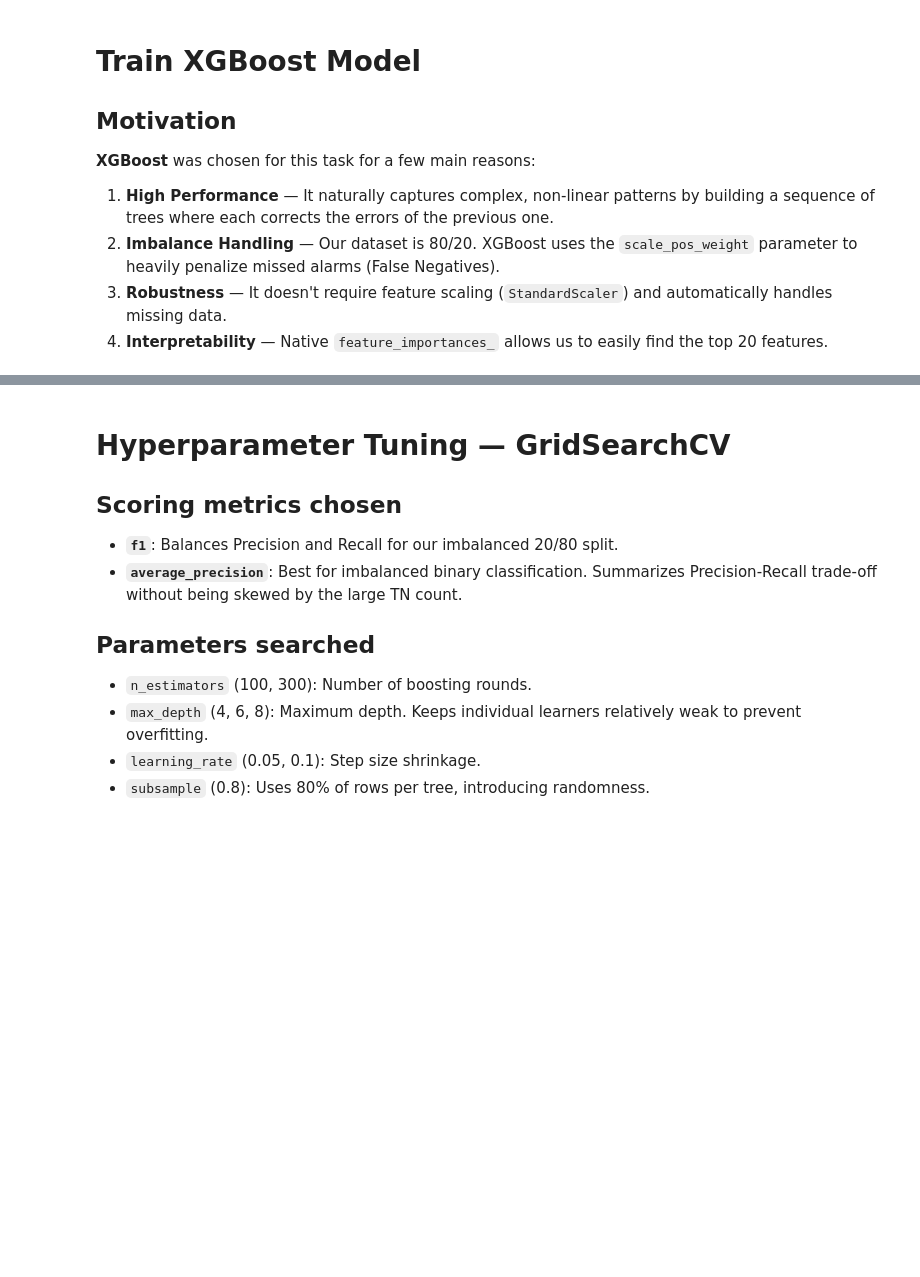
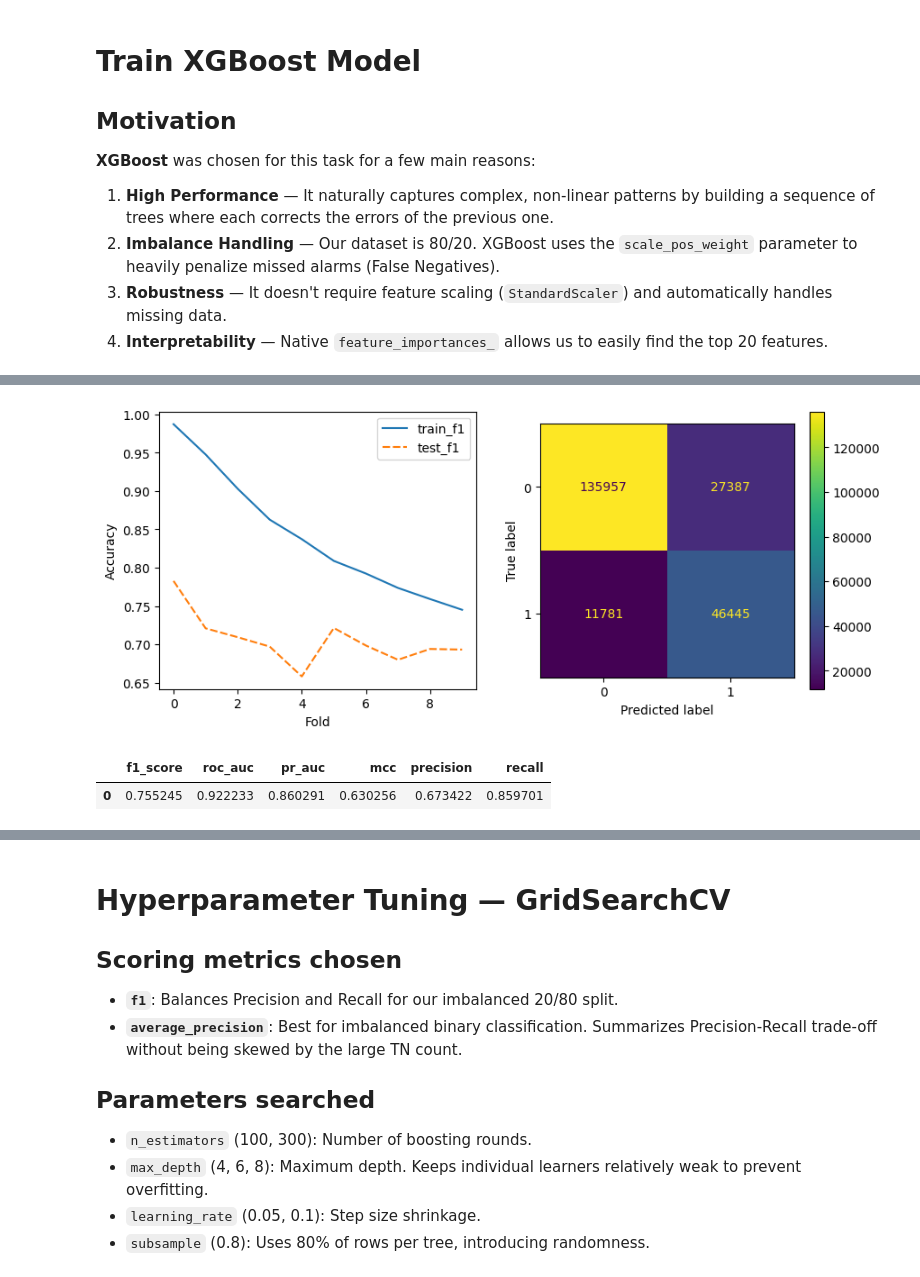
Before and after one commit to GeoChernykh/AlarmForecast, a Jupyter notebook: machine learning/ml_XGBoost.ipynb, the cells around one changed output, grey strips where cells are left out. Cells and saved outputs as stored; diff of their text form; code cells hidden in the pictures; blank space fills up the shorter version.

```diff
--- a/machine learning/ml_XGBoost.ipynb
+++ b/machine learning/ml_XGBoost.ipynb
@@ -141,0 +348,4 @@ plt.show()
+# %%
+plot_results(scores, cm)
+# %% [output]
+[figure, added]
@@ -141,0 +355,5 @@ plt.show()
+# %%
+display(metrics)
+# %% [output]
+|  | f1_score | roc_auc | pr_auc | mcc | precision | recall |
+| 0 | 0.755245 | 0.922233 | 0.860291 | 0.630256 | 0.673422 | 0.859701 |
```
Also changed, not shown: parts of 41 cells of this notebook, 6 other files.
